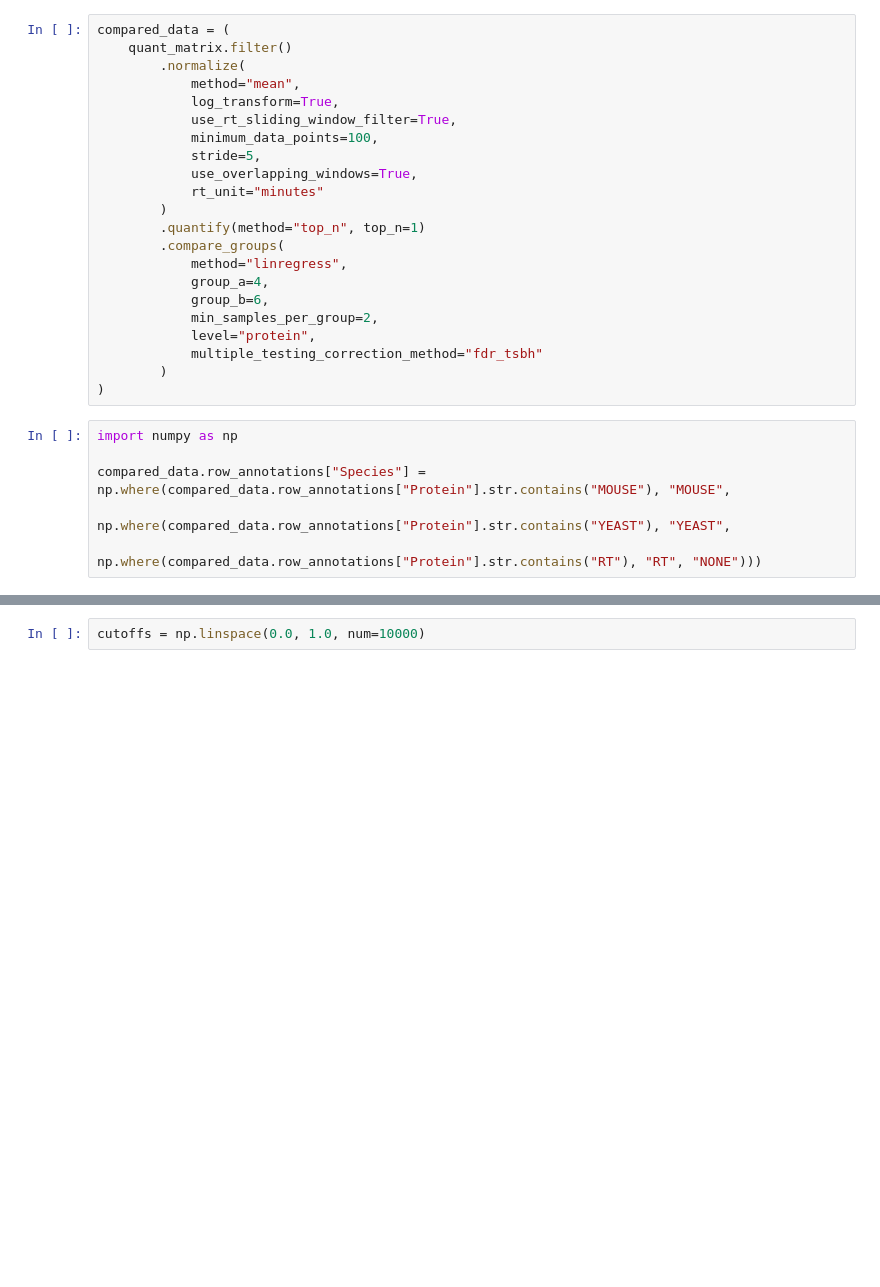
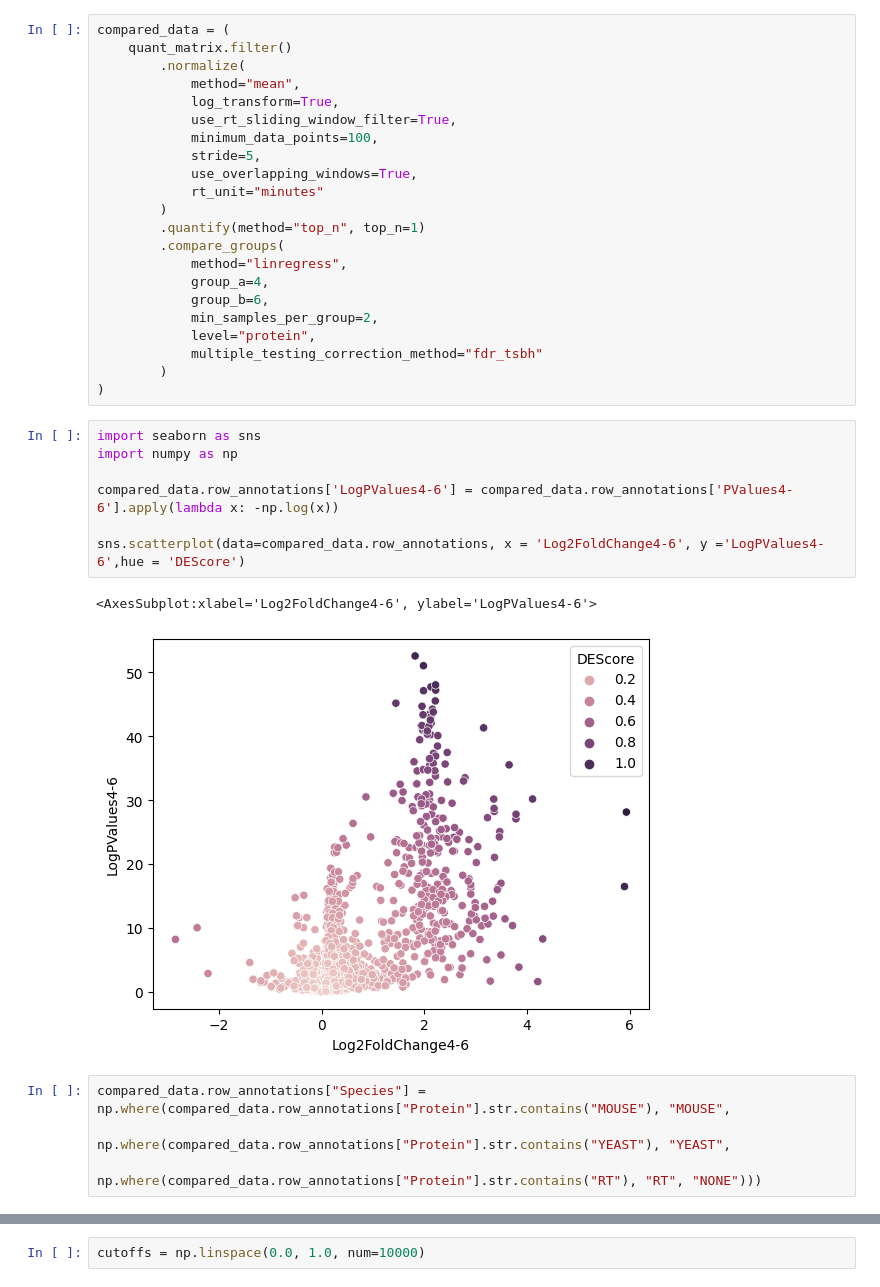
Before and after one commit to InfectionMedicineProteomics/DPKS, a Jupyter notebook: notebooks/differential_expression.ipynb, the cells around one changed output, grey strips where cells are left out. Saved outputs shown, nothing was run; the diff lists cells and outputs as text; blank space fills up the shorter version.

```diff
--- a/notebooks/differential_expression.ipynb
+++ b/notebooks/differential_expression.ipynb
@@ -32,9 +30,17 @@ compared_data = (
             multiple_testing_correction_method="fdr_tsbh"
         )
 )
+# %%
+import seaborn as sns
+import numpy as np
+
+compared_data.row_annotations['LogPValues4-6'] = compared_data.row_annotations['PValues4-6'].apply(lambda x: -np.log(x))
+
+sns.scatterplot(data=compared_data.row_annotations, x = 'Log2FoldChange4-6', y ='LogPValues4-6',hue = 'DEScore')
+# %% [output]
+<AxesSubplot:xlabel='Log2FoldChange4-6', ylabel='LogPValues4-6'>
+[figure, added]
 # %%
-import numpy as np
-
 compared_data.row_annotations["Species"] = np.where(compared_data.row_annotations["Protein"].str.contains("MOUSE"), "MOUSE",
                             np.where(compared_data.row_annotations["Protein"].str.contains("YEAST"), "YEAST",
                             np.where(compared_data.row_annotations["Protein"].str.contains("RT"), "RT", "NONE")))
```
Also changed, not shown: parts of 3 cells of this notebook, 1 other file.
